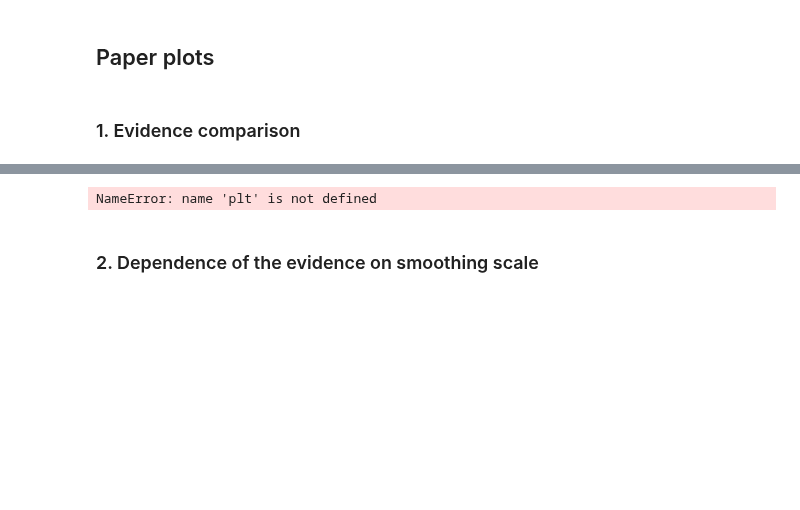
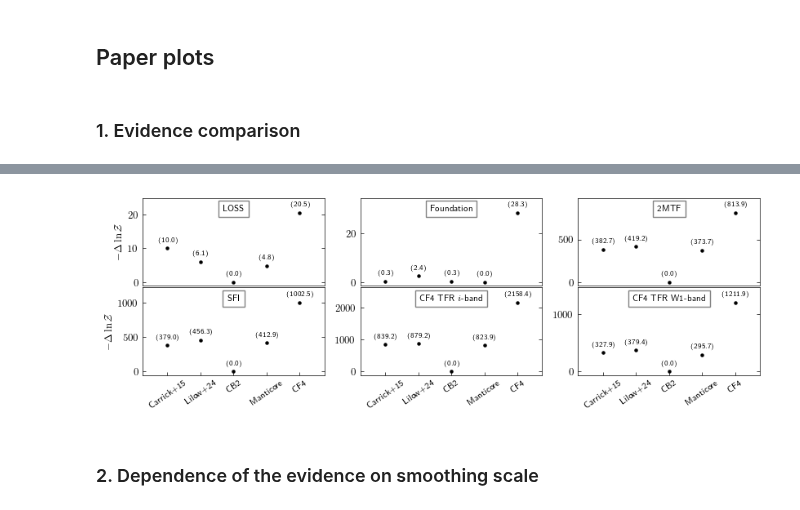
Before and after one commit to Richard-Sti/csiborgtools, a Jupyter notebook: notebooks/flow/reconstruction_comparison.ipynb, the cells around one changed output, grey strips where cells are left out. Cells and saved outputs as stored; diff of their text form; code cells hidden in the pictures; blank space fills up the shorter version.

Commit message:
Update plot

```diff
--- a/notebooks/flow/reconstruction_comparison.ipynb
+++ b/notebooks/flow/reconstruction_comparison.ipynb
@@ -105,7 +105,7 @@ fig.show()
 zcmb_max = 0.05
 
 sims = ["Carrick2015", "Lilow2024", "csiborg2_main", "csiborg2X", "CF4"]
-catalogues = ["LOSS", "Foundation", "2MTF", "SFI_gals", "CF4_TFR_not2MTForSFI_i"]
+catalogues = ["LOSS", "Foundation", "2MTF", "SFI_gals", "CF4_TFR_i", "CF4_TFR_w1"]
 
 y_BIC = np.full((len(catalogues), len(sims)), np.nan)
 y_lnZ = np.full_like(y_BIC, np.nan)
@@ -140,35 +158,36 @@ with plt.style.context('science'):
         ax.scatter(x, y[n], c="k", s=5)
 
         y_min, y_max = ax.get_ylim()
         y_offset = (y_max - y_min) * 0.075  # Adjust the fraction (0.05) as needed
 
         for k, txt in enumerate(y[n]):
                 ax.text(x[k], y[n, k] + y_offset, f"({y[n, k]:.1f})",
                         ha='center', fontsize="x-small")
 
         ax.set_ylim(y_min, y_max + 2 * y_offset)
-        ax.set_ylabel(r"$-\Delta \ln \mathcal{Z}$")
 
     for i in range(3):
         axs[1, i].set_xticks(
             np.arange(len(sims)),
             [simname_to_pretty(sim) for sim in sims], rotation=35,
             fontsize="small")
         axs[0, i].set_xticks([], [])
 
     for i in range(2):
         for j in range(3):
             axs[i, j].set_xlim(-0.75, len(sims) - 0.25)
 
             axs[i, j].tick_params(axis='x', which='major', top=False)
             axs[i, j].tick_params(axis='x', which='minor', top=False, length=0)
             axs[i, j].tick_params(axis='y', which='minor', length=0)
 
+        axs[i, 0].set_ylabel(r"$-\Delta \ln \mathcal{Z}$")
+
     fig.tight_layout(h_pad=0)
     fig.savefig(f"../../plots/lnZ_comparison.pdf", dpi=500, bbox_inches='tight')
     fig.show()
 # %% [output]
-NameError: name 'plt' is not defined
+[figure, added]
 # %% [markdown]
 ### 2. Dependence of the evidence on smoothing scale
 # %%
```
Also changed, not shown: parts of 1 cell of this notebook.
